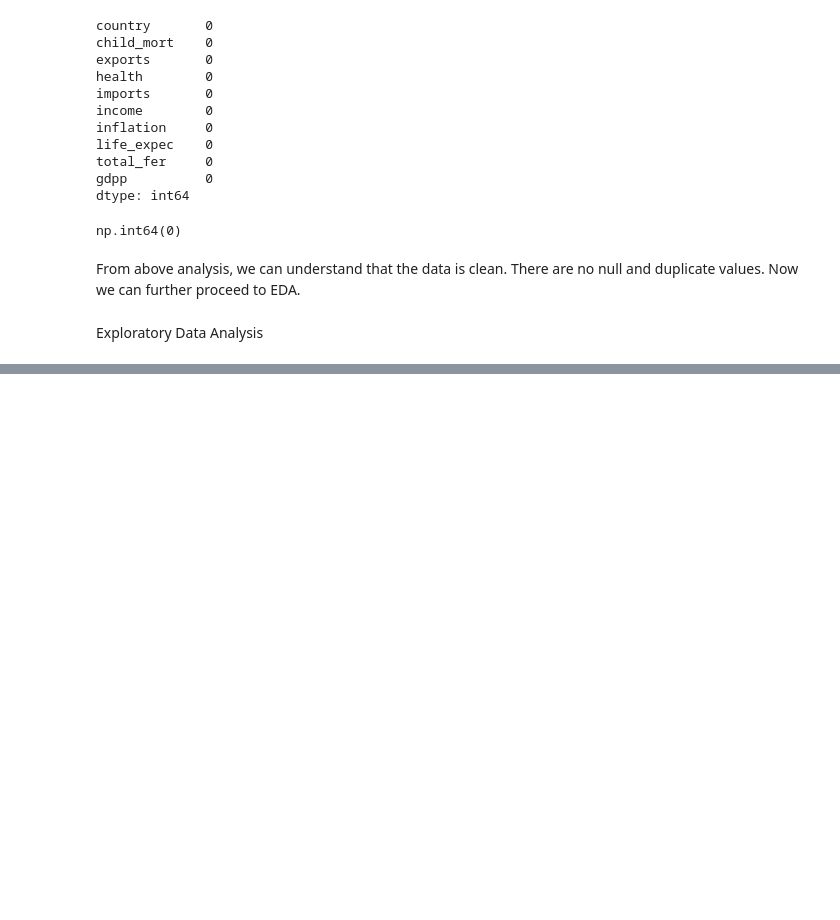
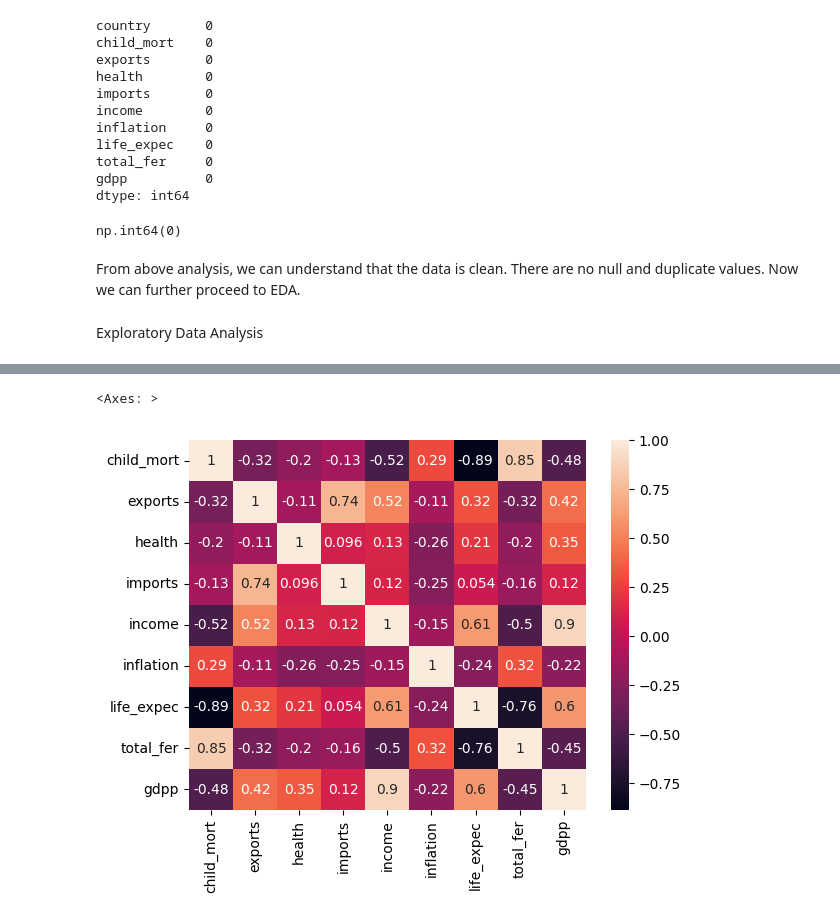
Before and after one commit to Axkratos/AllocatingFund, a Jupyter notebook: allocating_fund.ipynb, the cells around one changed output, grey strips where cells are left out. Cells and saved outputs as stored; diff of their text form; code cells hidden in the pictures; blank space fills up the shorter version.

```diff
--- a/allocating_fund.ipynb
+++ b/allocating_fund.ipynb
@@ -108,0 +159,5 @@ Exploratory Data Analysis
+# %%
+sns.heatmap(df[numerical_col].corr(),annot=True)
+# %% [output]
+<Axes: >
+[figure, added]
```
Also changed, not shown: parts of 21 cells of this notebook.
